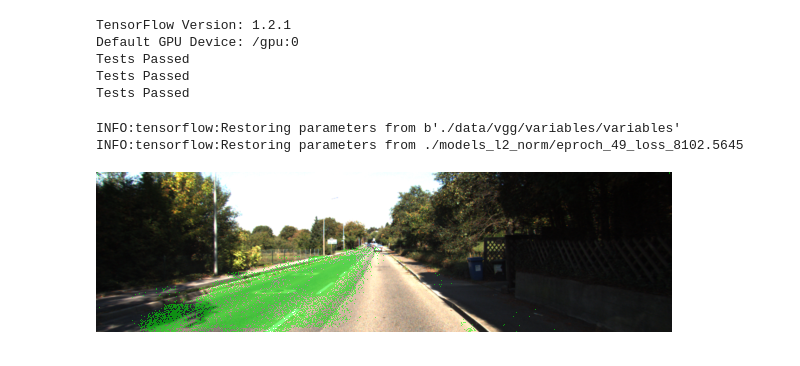
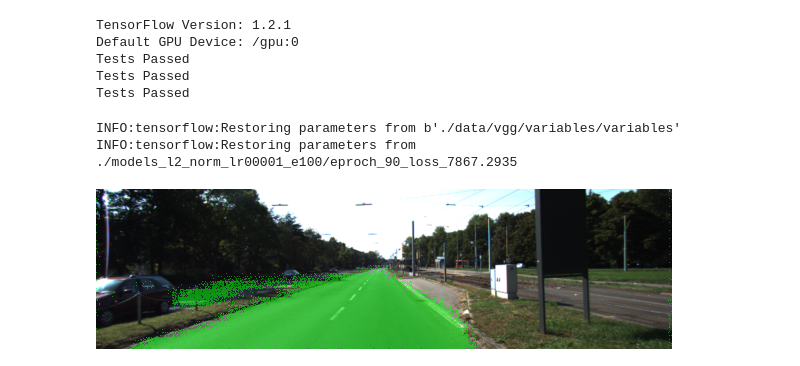
Before and after one commit to huboqiang/CarND-Semantic-Segmentation, a Jupyter notebook: using_model_for_prediction.ipynb, the cells around one changed output. Saved outputs shown, nothing was run; the diff lists cells and outputs as text; code cells hidden in the pictures.

Commit message:
My trials to testing the model using the model results.

```diff
--- a/using_model_for_prediction.ipynb
+++ b/using_model_for_prediction.ipynb
@@ -16,37 +16,39 @@ batch_size = 16
 # %%
-import scipy
-import numpy as np
-image_file = "./data/data_road/testing/image_2/um_000052.png"
+image_shape = (160, 576)
 
-tf.reset_default_graph()
-with tf.Session() as sess:
-    correct_label = tf.placeholder(tf.int32, [None, None, None, num_classes])
-    learning_rate = tf.placeholder(tf.float32)
+def predict_using_raw_model(l_image_file):
+    vgg_path = "./data/vgg/"
+    num_classes = 2
+    epochs = 50
+    batch_size = 16
+    tf.reset_default_graph()
+    with tf.Session() as sess:
+        correct_label = tf.placeholder(tf.int32, [None, None, None, num_classes])
+        learning_rate = tf.placeholder(tf.float32)
 
-    input_image, keep_prob, vgg_layer3_out, vgg_layer4_out, vgg_layer7_out = \
+        input_image, keep_prob, vgg_layer3_out, vgg_layer4_out, vgg_layer7_out = \
             load_vgg(sess, vgg_path)
 
-    nn_last_layer = layers(vgg_layer3_out, vgg_layer4_out, vgg_layer7_out, num_classes)
+        nn_last_layer = layers(vgg_layer3_out, vgg_layer4_out, vgg_layer7_out, num_classes)
 
-    logits, training_op, cross_entropy_loss = \
+        logits, training_op, cross_entropy_loss = \
             optimize(nn_last_layer, correct_label, learning_rate, num_classes)
 
-    saver = tf.train.Saver()
-    saver.restore(sess, "./models_l2_norm/eproch_49_loss_8102.5645")
-    image = scipy.misc.imresize(scipy.misc.imread(image_file), image_shape)
-    im_softmax = sess.run(
-            [tf.nn.softmax(logits)],
-            {keep_prob: 1.0, input_image: [image]})
-    im_softmax = im_softmax[0][:, 1].reshape(image_shape[0], image_shape[1])
-    segmentation = (im_softmax > 0.5).reshape(image_shape[0], image_shape[1], 1)
-    mask = np.dot(segmentation, np.array([[0, 255, 0, 127]]))
-    mask = scipy.misc.toimage(mask, mode="RGBA")
-    street_im = scipy.misc.toimage(image)
-    street_im.paste(mask, box=None, mask=mask)
+        saver = tf.train.Saver()
+        saver.restore(sess, "./models_l2_norm_lr00001_e100/eproch_90_loss_7867.2935")
+        l_street_im = []
+        for image_file in tqdm(l_image_file):
+            image = scipy.misc.imresize(scipy.misc.imread(image_file), image_shape)
+            im_softmax = sess.run(
+                [tf.nn.softmax(logits)],
+                {keep_prob: 1.0, input_image: [image]})
+
+            im_softmax = im_softmax[0][:, 1].reshape(image_shape[0], image_shape[1])
+            segmentation = (im_softmax > 0.5).reshape(image_shape[0], image_shape[1], 1)
+            mask = np.dot(segmentation, np.array([[0, 255, 0, 127]]))
+            mask = scipy.misc.toimage(mask, mode="RGBA")
+            street_im = scipy.misc.toimage(image)
+            street_im.paste(mask, box=None, mask=mask)
+            l_street_im.append(street_im)
+
+    return l_street_im
-# %% [output]
-INFO:tensorflow:Restoring parameters from b'./data/vgg/variables/variables'
-INFO:tensorflow:Restoring parameters from ./models_l2_norm/eproch_49_loss_8102.5645
-# %%
-street_im
-# %% [output]
-[figure, removed]
@@ -66 +55,10 @@ l_image_file = [ "%s/%s" % (data_dir, image_file) for image_file in os.listdir(d
+# %%
+image_file = "./data/data_road/testing/image_2/um_000052.png"
+l_input_images = !ls ./data/data_road/testing/image_2/*png
+l_img = predict_using_raw_model(l_input_images)
+l_img[0]
+# %% [output]
+INFO:tensorflow:Restoring parameters from b'./data/vgg/variables/variables'
+INFO:tensorflow:Restoring parameters from ./models_l2_norm_lr00001_e100/eproch_90_loss_7867.2935
+[figure, added]
 # %%
```
Also changed, not shown: parts of 19 cells of this notebook.
